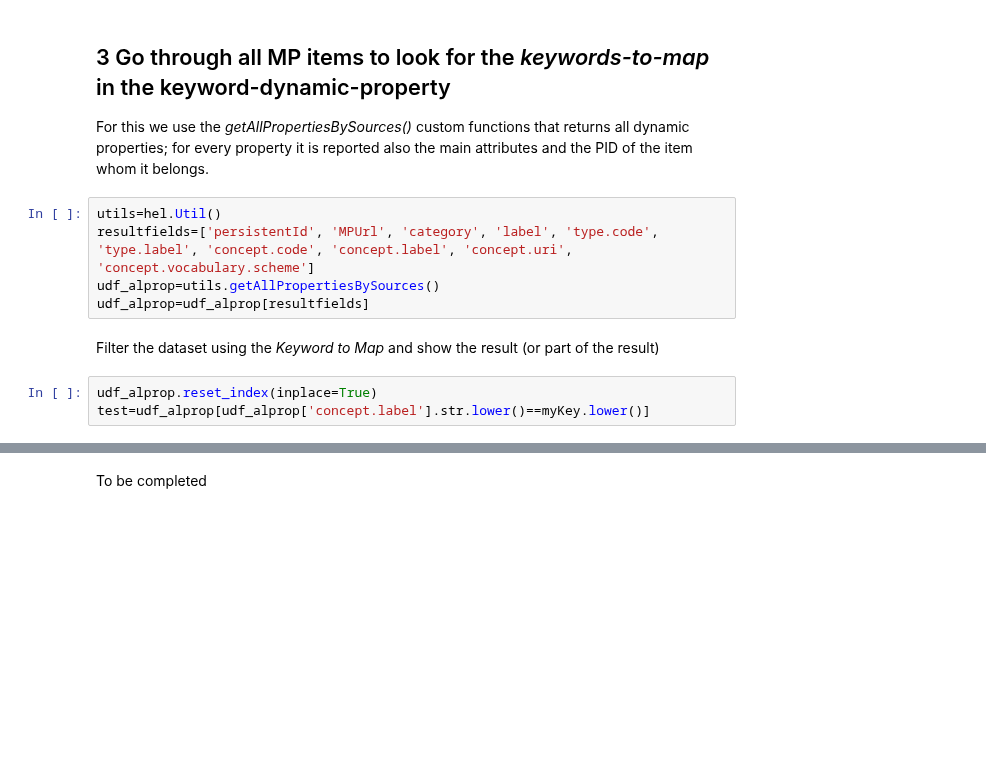
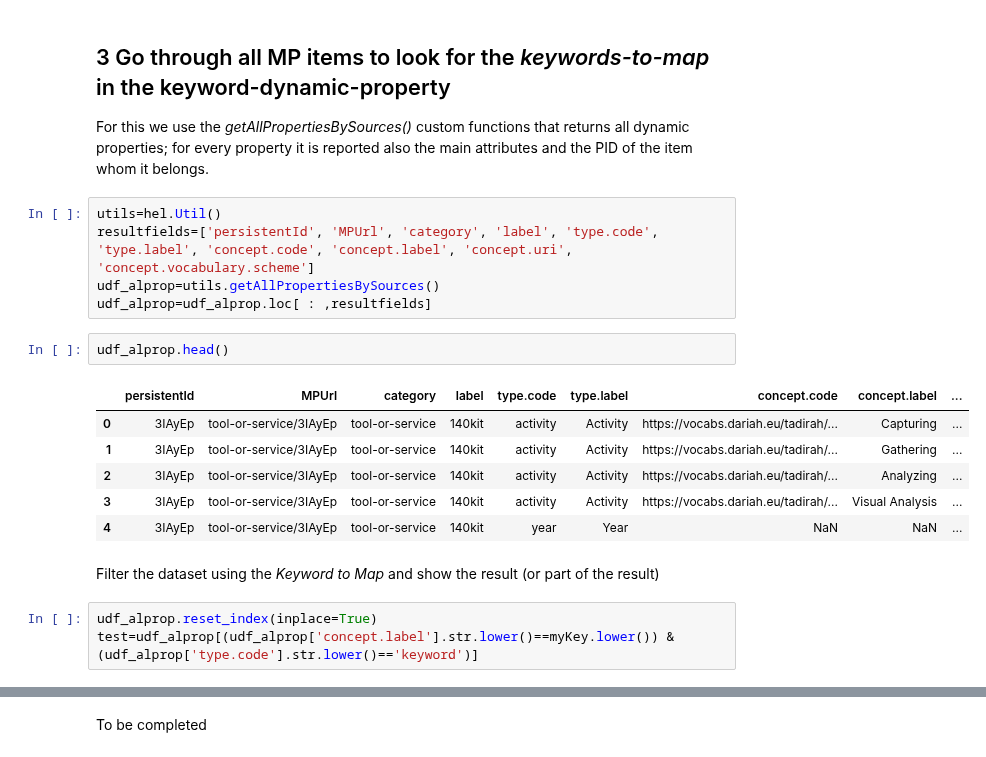
Before and after one commit to SSHOC/marketplace-curation, a Jupyter notebook: 5.1CurationKeywords.ipynb, the cells around one changed output, grey strips where cells are left out. Cells and saved outputs as stored; diff of their text form; blank space fills up the shorter version.

```diff
--- a/5.1CurationKeywords.ipynb
+++ b/5.1CurationKeywords.ipynb
@@ -161,10 +181,19 @@ For this we use the *getAllPropertiesBySources()* custom functions that returns
 utils=hel.Util()
 resultfields=['persistentId', 'MPUrl', 'category', 'label', 'type.code', 'type.label', 'concept.code', 'concept.label', 'concept.uri', 'concept.vocabulary.scheme']
 udf_alprop=utils.getAllPropertiesBySources()
-udf_alprop=udf_alprop[resultfields]
+udf_alprop=udf_alprop.loc[ : ,resultfields]
+# %%
+udf_alprop.head()
+# %% [output]
+|  | persistentId | MPUrl | category | label | type.code | type.label | concept.code | concept.label | ... |
+| 0 | 3IAyEp | tool-or-service/3IAyEp | tool-or-service | 140kit | activity | Activity | https://vocabs.dariah.eu/tadirah/... | Capturing | ... |
+| 1 | 3IAyEp | tool-or-service/3IAyEp | tool-or-service | 140kit | activity | Activity | https://vocabs.dariah.eu/tadirah/... | Gathering | ... |
+| 2 | 3IAyEp | tool-or-service/3IAyEp | tool-or-service | 140kit | activity | Activity | https://vocabs.dariah.eu/tadirah/... | Analyzing | ... |
+| 3 | 3IAyEp | tool-or-service/3IAyEp | tool-or-service | 140kit | activity | Activity | https://vocabs.dariah.eu/tadirah/... | Visual Analysis | ... |
+| 4 | 3IAyEp | tool-or-service/3IAyEp | tool-or-service | 140kit | year | Year | NaN | NaN | ... |
 # %% [markdown]
 Filter the dataset using the *Keyword to Map* and show the result (or part of the result)
 # %%
 udf_alprop.reset_index(inplace=True)
-test=udf_alprop[udf_alprop['concept.label'].str.lower()==myKey.lower()]
+test=udf_alprop[(udf_alprop['concept.label'].str.lower()==myKey.lower()) & (udf_alprop['type.code'].str.lower()=='keyword')]
 # %%
```
Also changed, not shown: parts of 9 cells of this notebook, 1 other file.
